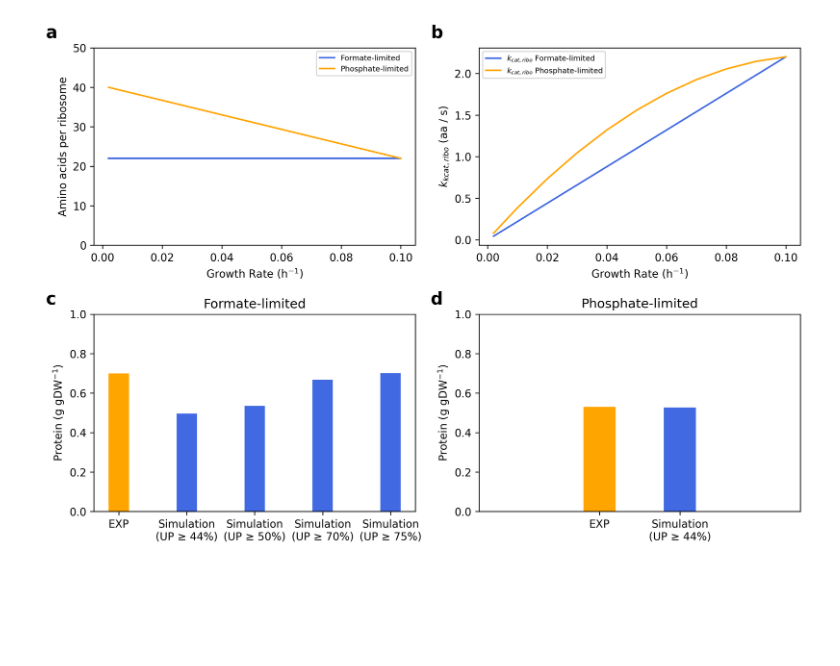
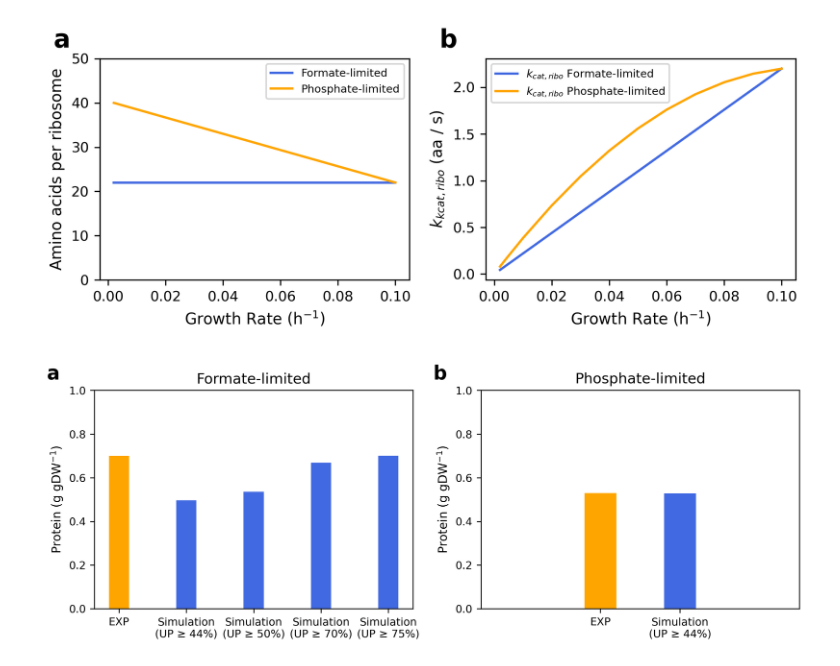
Before and after one commit to GhadaSamir2/pcMMP-model, a Jupyter notebook: Estimate UP and k_ribo.ipynb, the cells around one changed output. Cells and saved outputs as stored; diff of their text form; code cells hidden in the pictures; blank space fills up the shorter version.

```diff
--- a/Estimate UP and k_ribo.ipynb
+++ b/Estimate UP and k_ribo.ipynb
@@ -45,7 +45,7 @@ def limitation_simulation(mu,limitation_type,up_list):
     return results
 
 def plot(results_phosphate,results_formate):
-    fig, axs = plt.subplots(2, 2, figsize=(10, 7), dpi=300)
+
     bar_width = 0.30
 
     plt.rcParams.update({
@@ -59,68 +59,78 @@ def plot(results_phosphate,results_formate):
 
 
 
-
+    fig1, axs1 = plt.subplots(1, 2, figsize=(7, 3), dpi=300)
     # 1: ---Estimate amino acids per ribosome----
-    mus=np.array([0.002, 0.01, 0.02, 0.03, 0.04, 0.05, 0.06, 0.07, 0.08, 0.09,0.1])
+    mus=np.array([0.002,0.003,0.004, 0.01, 0.02, 0.03, 0.04, 0.05, 0.06, 0.07, 0.08, 0.09,0.1])
     number_of_aa_per_ribosome_phosphate = -183.67*mus + 40.367
     number_of_aa_per_ribosome_formate = np.repeat(22, len(mus))
-    axs[0,0].plot(mus, number_of_aa_per_ribosome_formate, label=r'Formate-limited', color='royalblue')
-    axs[0,0].plot(mus, number_of_aa_per_ribosome_phosphate, label=r'Phosphate-limited', color='orange')
-    axs[0,0].set_xlabel('Growth Rate (h$^{-1}$)')
-    axs[0,0].set_ylabel('Amino acids per ribosome')
-    axs[0,0].legend()
-    axs[0, 0].set_ylim(0, 50)
-    axs[0, 0].text(-0.15, 1.05, 'a', transform=axs[0, 0].transAxes, fontsize=16, fontweight='bold')
+    axs1[0].plot(mus, number_of_aa_per_ribosome_formate, label=r'Formate-limited', color='royalblue')
+    axs1[0].plot(mus, number_of_aa_per_ribosome_phosphate, label=r'Phosphate-limited', color='orange')
+    axs1[0].set_xlabel('Growth Rate (h$^{-1}$)')
+    axs1[0].set_ylabel('Amino acids per ribosome')
+    axs1[0].legend()
+    axs1[0].set_ylim(0, 50)
+    axs1[0].text(-0.15, 1.05, 'a', transform=axs1[0].transAxes, fontsize=16, fontweight='bold')
 
 
     # 2: ---Estimate k_ribo----
     kcat_ribo_phosphate = mus * number_of_aa_per_ribosome_phosphate
     kcat_ribo_formate = mus * 22
-    axs[0,1].plot(mus, kcat_ribo_formate, label=r'$k_{\mathit{cat,ribo}}$ Formate-limited', color='royalblue')
-    axs[0,1].plot(mus, kcat_ribo_phosphate, label=r'$k_{\mathit{cat,ribo}}$ Phosphate-limited', color='orange')
-    axs[0,1].set_xlabel('Growth Rate (h$^{-1}$)')
-    axs[0,1].set_ylabel(r'$k_{\mathit{kcat,ribo}}$ (aa / s)')
-    axs[0,1].legend()
-    axs[0, 1].text(-0.15, 1.05, 'b', transform=axs[0, 1].transAxes, fontsize=16, fontweight='bold')
+    axs1[1].plot(mus, kcat_ribo_formate, label=r'$k_{\mathit{cat,ribo}}$ Formate-limited', color='royalblue')
+    axs1[1].plot(mus, kcat_ribo_phosphate, label=r'$k_{\mathit{cat,ribo}}$ Phosphate-limited', color='orange')
+    axs1[1].set_xlabel('Growth Rate (h$^{-1}$)')
+    axs1[1].set_ylabel(r'$k_{\mathit{kcat,ribo}}$ (aa / s)')
+    axs1[1].legend()
+    axs1[1].text(-0.15, 1.05, 'b', transform=axs1[1].transAxes, fontsize=16, fontweight='bold')
+
+    plt.tight_layout()
+    plt.savefig("Figures/Estimate_Kcat_ribo.png", dpi=300)
+    plt.show()
+
+
+    # Figure 2: Protein content
+    fig2, axs2 = plt.subplots(1, 2, figsize=(9, 3.5), dpi=300)
 
     # 3 : Protein – Formate-limited ---
     labels = ["EXP", "Simulation\n(UP ≥ 44%)", "Simulation\n(UP ≥ 50%)","Simulation\n(UP ≥ 70%)", "Simulation\n(UP ≥ 75%)"]
     values = [0.70] + results_formate['total_proteins']
     colors = ["orange"] + ["royalblue"] * 4
-    axs[1,0].bar(labels, values, color=colors, width=bar_width)
-    axs[1,0].set_ylabel('Protein (g gDW$^{-1}$)')
-    axs[1,0].set_title('Formate-limited')
-    axs[1,0].set_ylim(0, 1)
-    axs[1, 0].text(-0.15, 1.05, 'c', transform=axs[1, 0].transAxes, fontsize=16, fontweight='bold')
+    axs2[0].bar(labels, values, color=colors, width=bar_width)
+    axs2[0].set_ylabel('Protein (g gDW$^{-1}$)')
+    axs2[0].set_title('Formate-limited')
+    axs2[0].set_ylim(0, 1)
+    axs2[0].text(-0.15, 1.05, 'a', transform=axs2[0].transAxes, fontsize=16, fontweight='bold')
+
 
     #  4: Protein – Phosphate-limited ---
 
     labels = ["EXP", "Simulation\n(UP ≥ 44%)"]
     values = [0.53] + results_phosphate['total_proteins']
     colors = ["orange", "royalblue"]
     bar_width = 0.04
     x = 0.5
     space = 0.1
     x = [x - space/2, x + space/2]
-    axs[1, 1].bar(x, values, color=colors, width=bar_width)
-    axs[1, 1].set_xticks(x)
-    axs[1, 1].set_xticklabels(labels)
-    axs[1, 1].set_ylabel('Protein (g gDW$^{-1}$)')
-    axs[1, 1].set_title('Phosphate-limited')
-    axs[1, 1].set_ylim(0, 1)
-    axs[1, 1].set_xlim(0.3, 0.7)
-    axs[1, 1].text(-0.15, 1.05, 'd', transform=axs[1, 1].transAxes, fontsize=16, fontweight='bold')
+    axs2[1].bar(x, values, color=colors, width=bar_width)
+    axs2[1].set_xticks(x)
+    axs2[1].set_xticklabels(labels)
+    axs2[1].set_ylabel('Protein (g gDW$^{-1}$)')
+    axs2[1].set_title('Phosphate-limited')
+    axs2[1].set_ylim(0, 1)
+    axs2[1].set_xlim(0.3, 0.7)
+    axs2[1].text(-0.15, 1.05, 'b', transform=axs2[1].transAxes, fontsize=16, fontweight='bold')
 
     plt.tight_layout()
-    plt.savefig("Figures/Estimate_UP_Kcat_ribo.png", dpi=300)
+    plt.savefig("Figures/Estimate_UP.png", dpi=300)
     plt.show()
 
 if __name__ == "__main__":
 
     up_phopshate_list=[0.44]
     results_phosphate = limitation_simulation(mu=0.089, limitation_type="phosphate",up_list=up_phopshate_list)
     up_formate_list=[0.44, 0.50,0.7, 0.75]
     results_formate = limitation_simulation(mu=0.088, limitation_type="formate",up_list=up_formate_list)
     plot(results_phosphate,results_formate)
 # %% [output]
-[figure, old version]
+[figure, new version]
+[figure, added]
```
